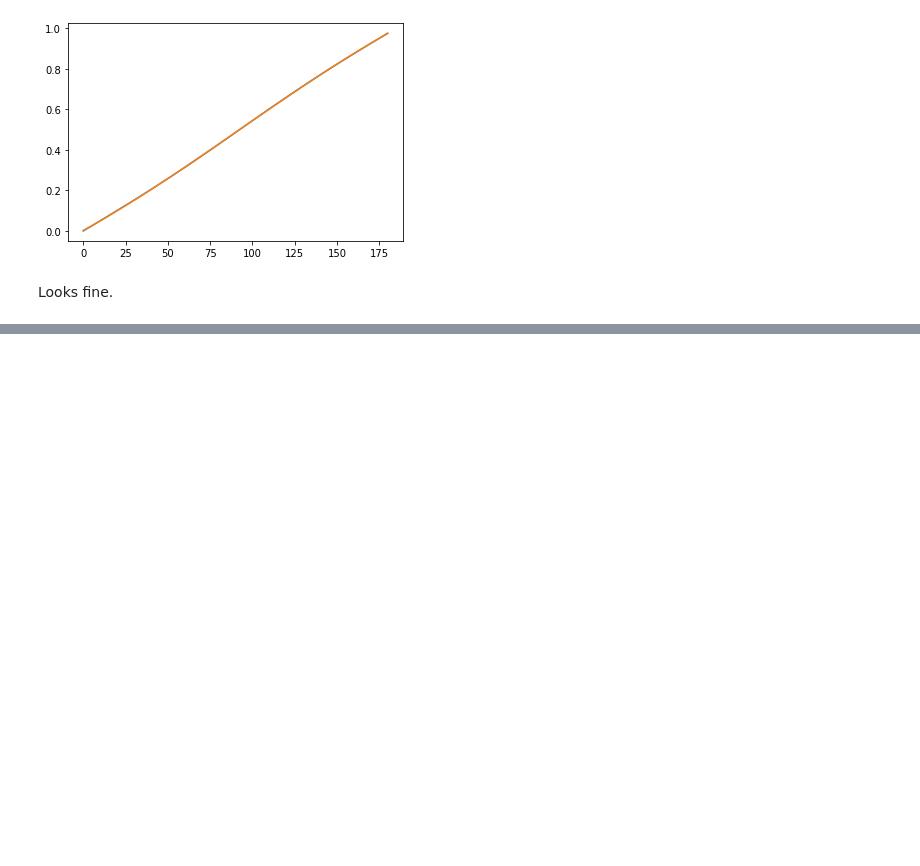
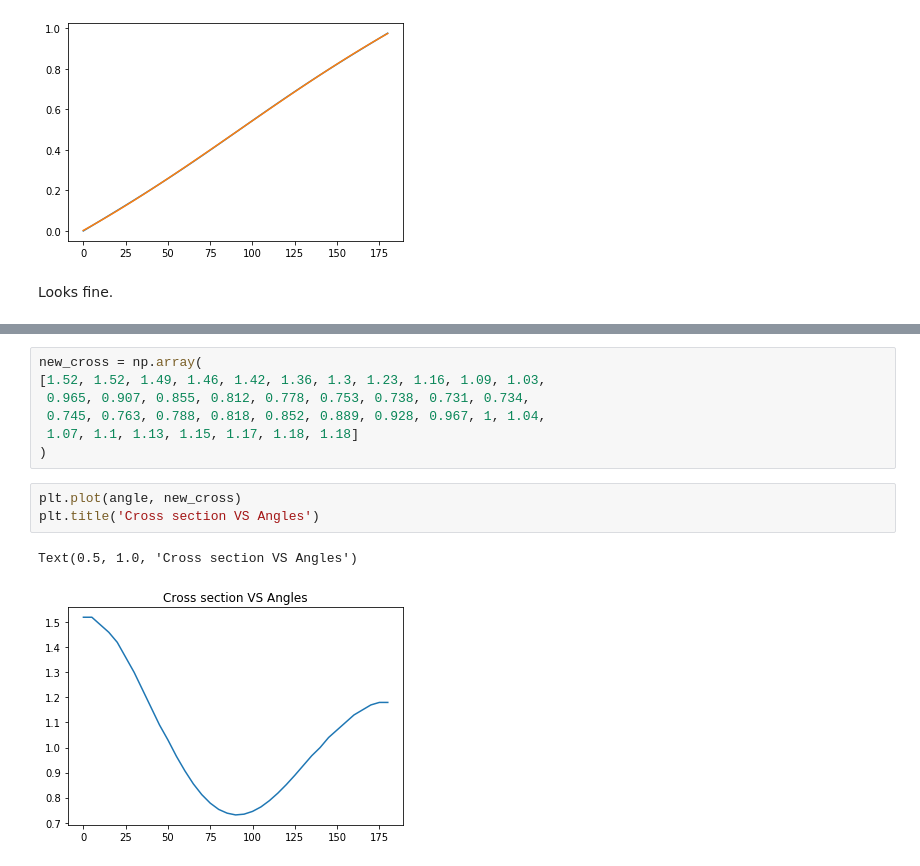
Before and after one commit to suerfu/hesim, a Jupyter notebook: DD Generator Fitting 0.08MeV.ipynb, the cells around one changed output, grey strips where cells are left out. Saved outputs shown, nothing was run; the diff lists cells and outputs as text; blank space fills up the shorter version.

```diff
--- a/DD Generator Fitting 0.08MeV.ipynb
+++ b/DD Generator Fitting 0.08MeV.ipynb
@@ -128,0 +139,13 @@ Looks fine.
+# %%
+new_cross = np.array(
+[1.52, 1.52, 1.49, 1.46, 1.42, 1.36, 1.3, 1.23, 1.16, 1.09, 1.03,
+ 0.965, 0.907, 0.855, 0.812, 0.778, 0.753, 0.738, 0.731, 0.734,
+ 0.745, 0.763, 0.788, 0.818, 0.852, 0.889, 0.928, 0.967, 1, 1.04,
+ 1.07, 1.1, 1.13, 1.15, 1.17, 1.18, 1.18]
+)
+# %%
+plt.plot(angle, new_cross)
+plt.title('Cross section VS Angles')
+# %% [output]
+Text(0.5, 1.0, 'Cross section VS Angles')
+[figure, added]
```
Also changed, not shown: parts of 15 cells of this notebook, 34 other files.
